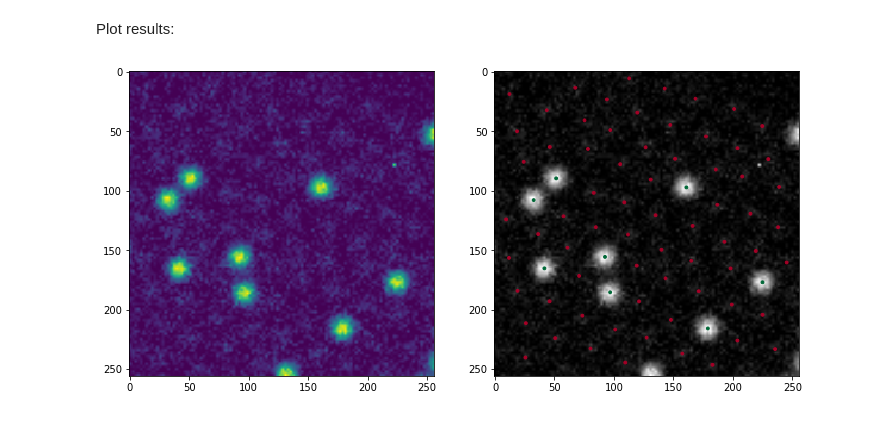
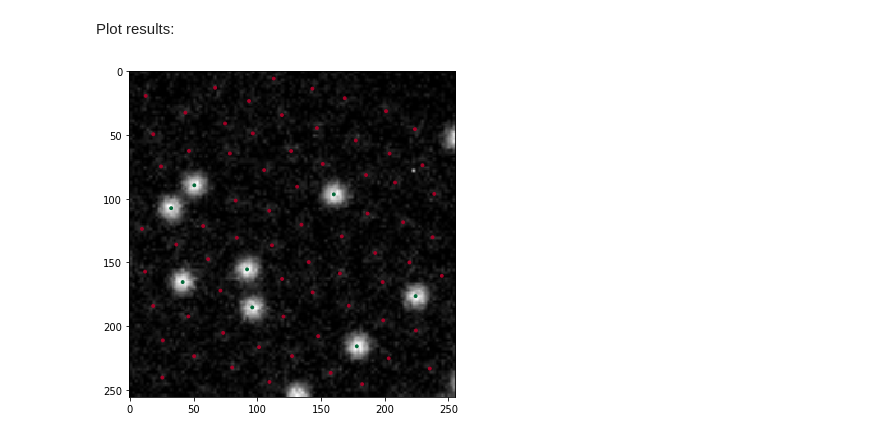
Before and after one commit to ziatdinovmax/AtomicImageSimulator, a Jupyter notebook: model_training.ipynb, the cells around one changed output. Drawn from its saved outputs; the diff is of its cells as text; code cells hidden in the pictures.

```diff
--- a/model_training.ipynb
+++ b/model_training.ipynb
@@ -111,7 +111,7 @@ class atomnet(nn.Module):
         self.up2 = upsample_block(4*nb_filters, 4*nb_filters)
         self.c5 = conv2dblock(2, 4*nb_filters, 2*nb_filters)
         self.up3 = upsample_block(2*nb_filters, 2*nb_filters)
-        self.c6 = conv2dblock(3, 2*nb_filters, nb_filters)
+        self.c6 = conv2dblock(1, 2*nb_filters, nb_filters)
         self.px = nn.Conv2d(nb_filters, nb_classes, 1, 1, 0)
 
     def forward(self, x):
@@ -256,13 +256,22 @@ class FindAtoms:
     '''
     Transforms pixel data from NN output into coordinate data
     '''
-    def __init__(self, nn_output, threshold=0.5, dist_edge=5):
+    def __init__(self, nn_output,
+                 threshold=0.5, dist_edge=5,
+                 dim_order='channel_first'):
 
         if nn_output.shape[-1] == 1: # Add background class for 1-channel data
             nn_output_b = 1 - nn_output
             nn_output = np.concatenate(
                 (nn_output[:, :, :, None], nn_output[:, :, :, None]), axis=3)
-        nn_output = np.transpose(nn_output, (0, 2, 3, 1)) # make channel dim the last dim
+        if dim_order == 'channel_first':  # make channel dim the last dim
+            nn_output = np.transpose(nn_output, (0, 2, 3, 1))
+        elif dim_order == 'channel_last':
+            pass
+        else:
+            raise NotImplementedError(
+                'For dim_order, use "channel_first" (e.g. pytorch)',
+                 'or "channel_last" (e.g. tensorflow)')
         self.nn_output = nn_output
         self.threshold = threshold
         self.dist_edge = dist_edge
@@ -322,9 +331,8 @@ coordinates_im = FindAtoms(prediction).get_all_coordinates()
 Plot results:
 # %%
 y, x, c = coordinates_im[0].T
-_, (ax1, ax2) = plt.subplots(1, 2, figsize=(12, 6))
-ax1.imshow(test_img[0,0])
-ax2.imshow(test_img[0,0], cmap='gray')
-ax2.scatter(x, y, c=c, cmap='RdYlGn', s=8);
+plt.figure(figsize=(6, 6))
+plt.imshow(test_img[0,0], cmap='gray')
+plt.scatter(x, y, c=c, cmap='RdYlGn', s=8);
 # %% [output]
-[figure, old version]
+[figure, new version]
```
Also changed, not shown: parts of 3 cells of this notebook.
